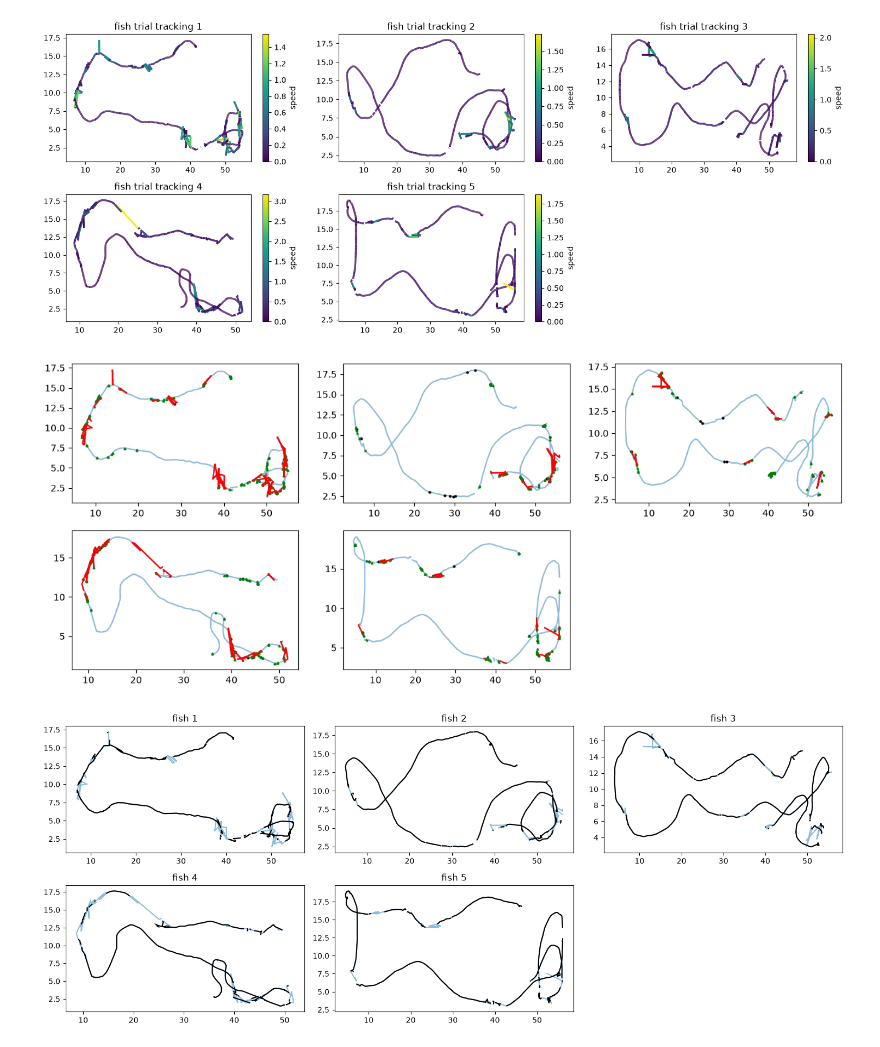
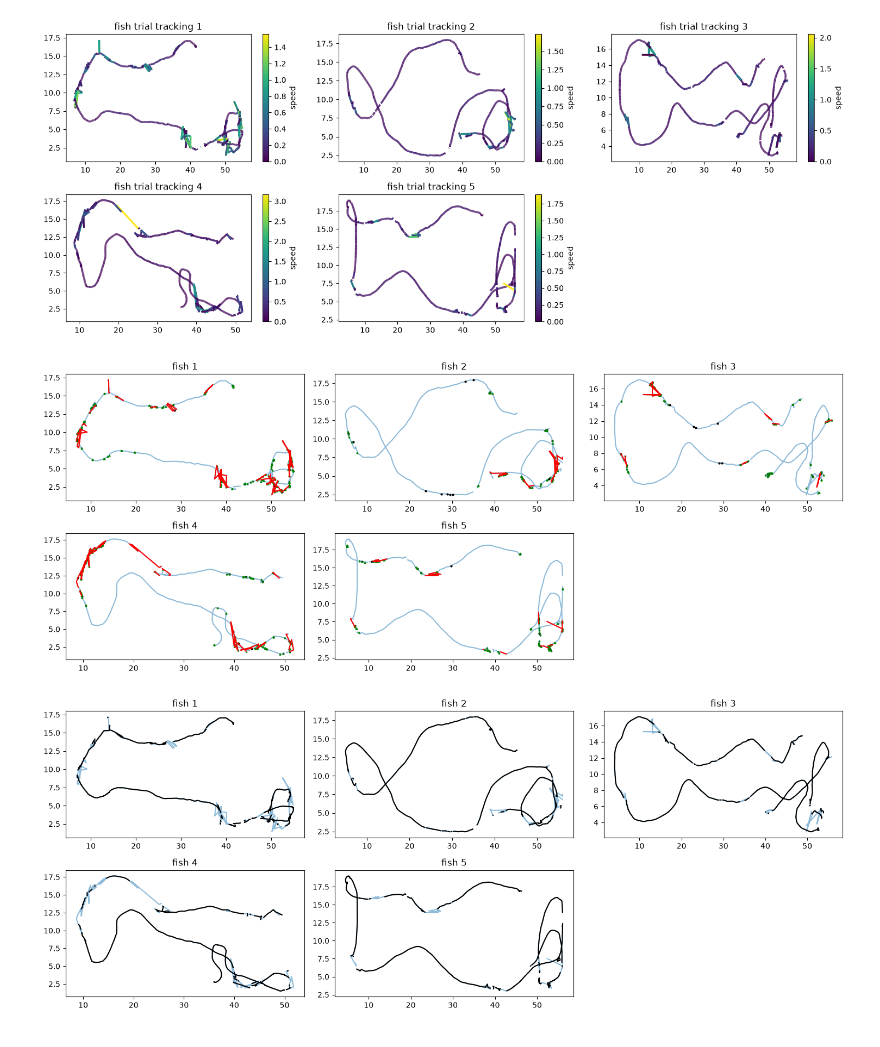
Before and after one commit to gamma1947/collective_escape_dynamics, a Jupyter notebook: relevant/data_cleaning_pipeline.ipynb, the cells around one changed output. Drawn from its saved outputs; the diff is of its cells as text; code cells hidden in the pictures.

```diff
--- a/relevant/data_cleaning_pipeline.ipynb
+++ b/relevant/data_cleaning_pipeline.ipynb
@@ -196,34 +196,36 @@ plt.show()
 # # big jumps
 # for jump in jump_regions:
 #     start_idx = jump[0]
 #     end_idx = jump[1]
 #     jump_traj_x = x[start_idx:end_idx+1]
 #     jump_traj_y = y[start_idx:end_idx+1]
 #     ax.plot(jump_traj_x, jump_traj_y, color='red')
 fig, ax = plt.subplots(2, 3, figsize=(15, 6))
 flat_axes = ax.flatten()
 
 fig.delaxes(flat_axes[5])
 
 for i in range(no_of_fishes):
     x_fish = data[i, :, 0]
     y_fish = data[i, :, 1]
     flat_axes[i].plot(x_fish, y_fish, alpha=0.5)
     fish_s_spikes = speed_spikes[i]
     fish_a_spikes = angle_jumps[i]
     fish_jump_region = jump_regions[i]
     for idx in fish_s_spikes:
         flat_axes[i].plot(x_fish[idx], y_fish[idx], 'ko', markersize=2)
     for j in fish_a_spikes:
         flat_axes[i].plot(x_fish[j], y_fish[j], color='green', marker='^', markersize=2)
     for jump in fish_jump_region:
         start_idx = jump[0]
         end_idx = jump[1]
         jump_traj_x = x_fish[start_idx:end_idx+1]
         jump_traj_y = y_fish[start_idx:end_idx+1]
         flat_axes[i].plot(jump_traj_x, jump_traj_y, color='red')
+        flat_axes[i].set_title(f"fish {i+1}")
+plt.tight_layout()
 # %% [output]
-[figure, old version]
+[figure, new version]
 # %%
 # visualizing jump regions
 # jump_id = 9
```
Also changed, not shown: 3 other files.
